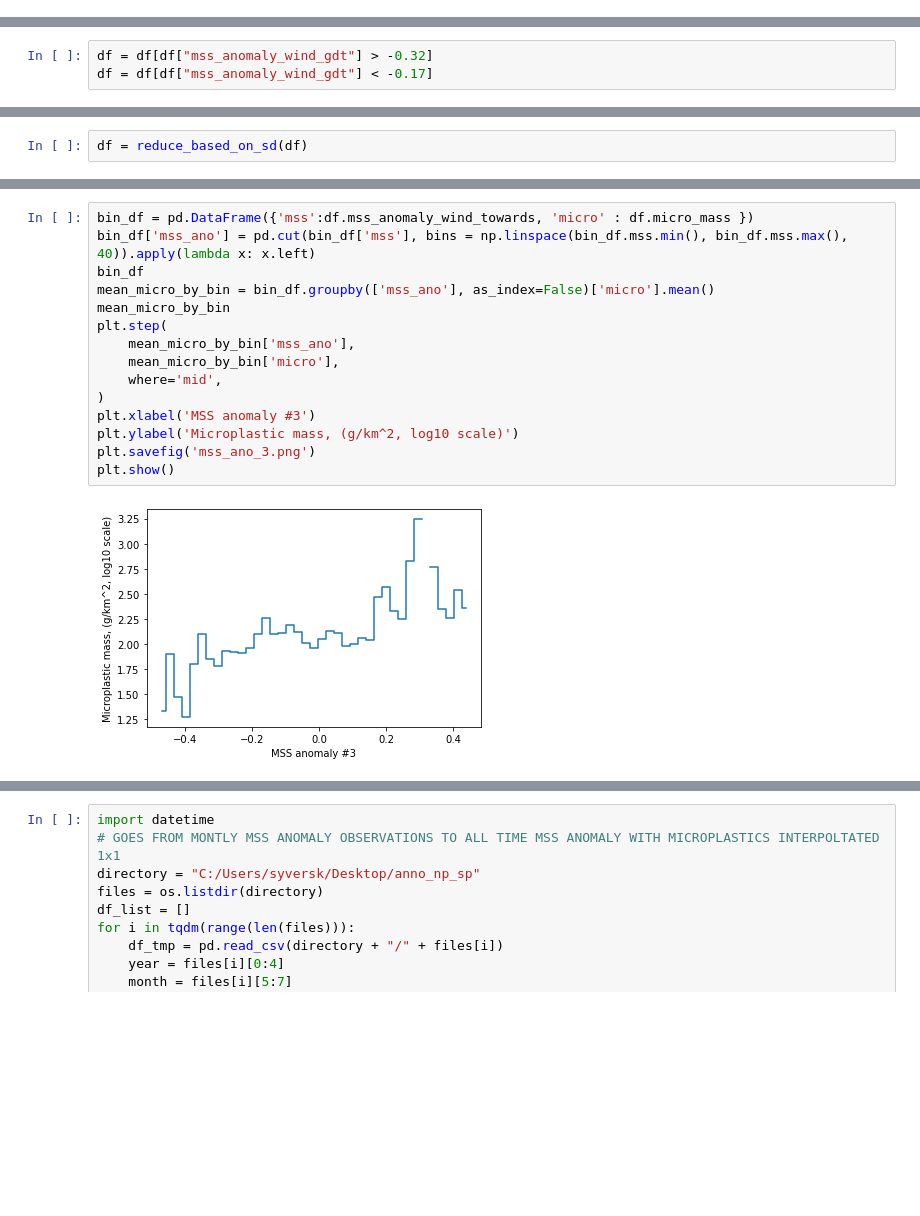
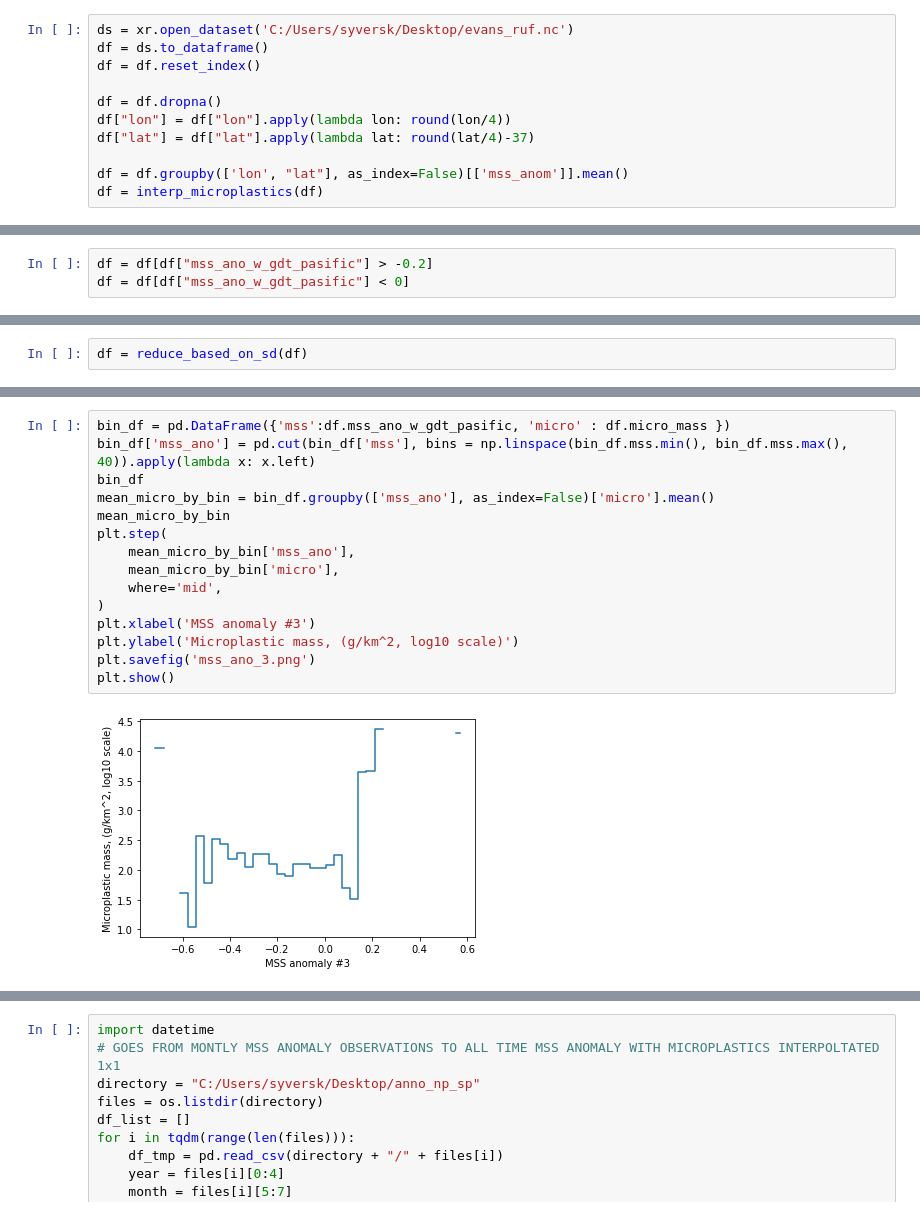
Before and after one commit to Syverkok/Master_Thesis_Syver, a Jupyter notebook: analasis_opplegg.ipynb, the cells around one changed output, grey strips where cells are left out. Cells and saved outputs as stored; diff of their text form; blank space fills up the shorter version.

```diff
--- a/analasis_opplegg.ipynb
+++ b/analasis_opplegg.ipynb
@@ -26,0 +47,11 @@ df = interp_microplastics(df)
+# %%
+ds = xr.open_dataset('C:/Users/syversk/Desktop/evans_ruf.nc')
+df = ds.to_dataframe()
+df = df.reset_index()
+
+df = df.dropna()
+df["lon"] = df["lon"].apply(lambda lon: round(lon/4))
+df["lat"] = df["lat"].apply(lambda lat: round(lat/4)-37)
+
+df = df.groupby(['lon', "lat"], as_index=False)[['mss_anom']].mean()
+df = interp_microplastics(df)
@@ -69,6 +90,6 @@ df = find_highest_corrolation_boundries(df, 100, "mss_anomaly_wind_gdt")
 # %%
-df = df[df["mss_anomaly_wind_gdt"] > -0.32]
-df = df[df["mss_anomaly_wind_gdt"] < -0.17]
+df = df[df["mss_ano_w_gdt_pasific"] > -0.2]
+df = df[df["mss_ano_w_gdt_pasific"] < 0]
 # %%
 df = df[df["peaks"] < 700]
 df = df[df["peaks"] > 0]
@@ -93,22 +111,22 @@ fig.show()
 # %% [output]
 [interactive output not drawn]
 # %%
-bin_df = pd.DataFrame({'mss':df.mss_anomaly_wind_towards, 'micro' : df.micro_mass })
+bin_df = pd.DataFrame({'mss':df.mss_ano_w_gdt_pasific, 'micro' : df.micro_mass })
 bin_df['mss_ano'] = pd.cut(bin_df['mss'], bins = np.linspace(bin_df.mss.min(), bin_df.mss.max(), 40)).apply(lambda x: x.left)
 bin_df
 mean_micro_by_bin = bin_df.groupby(['mss_ano'], as_index=False)['micro'].mean()
 mean_micro_by_bin
 plt.step(
     mean_micro_by_bin['mss_ano'],
     mean_micro_by_bin['micro'],
     where='mid',
 )
 plt.xlabel('MSS anomaly #3')
 plt.ylabel('Microplastic mass, (g/km^2, log10 scale)')
 plt.savefig('mss_ano_3.png')
 plt.show()
 # %% [output]
-[figure, old version]
+[figure, new version]
 # %%
 #Average spatially
 def make_data_grided(df):
```
Also changed, not shown: parts of 15 cells of this notebook, 9 other files.
